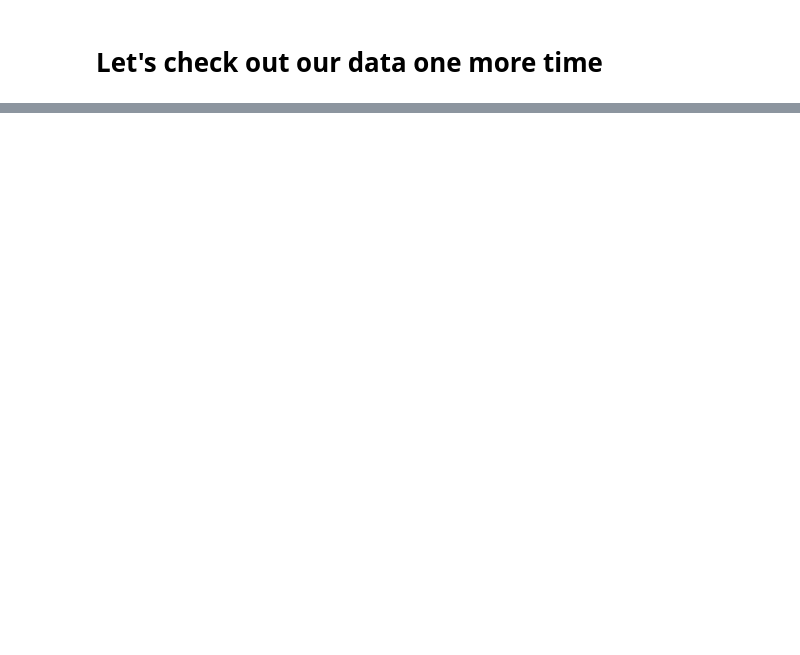
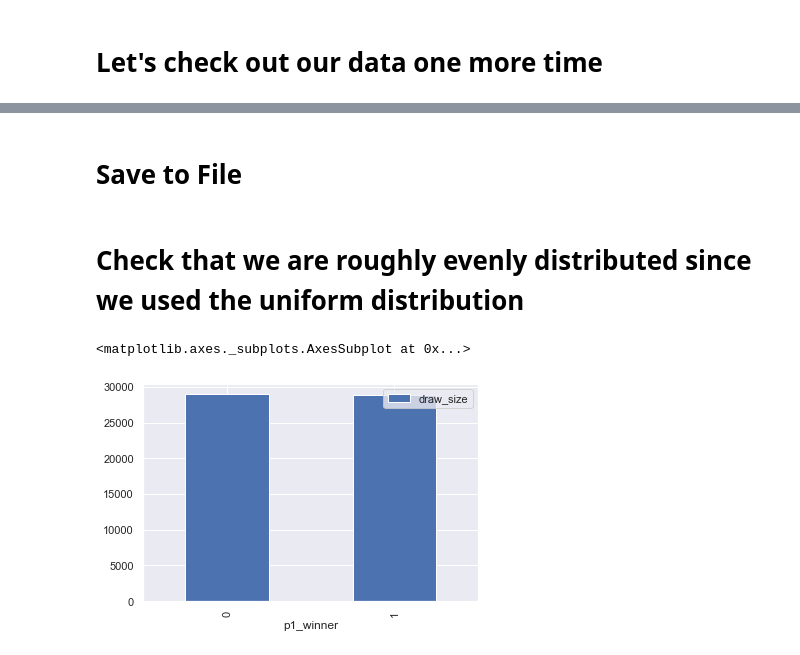
Before and after one commit to sv650s/atp-tennis-predictions, a Jupyter notebook: notebooks/3-atp_basic_feature_engineering.ipynb, the cells around one changed output, grey strips where cells are left out. Drawn from its saved outputs; the diff is of its cells as text; code cells hidden in the pictures; blank space fills up the shorter version.

```diff
--- a/notebooks/3-atp_basic_feature_engineering.ipynb
+++ b/notebooks/3-atp_basic_feature_engineering.ipynb
@@ -325,0 +454,24 @@ matches.sample(10).T
+# %%
+type_map = {
+    "tourney_id_label": np.int32,
+    "tourney_level_label": np.int32,
+    "tourney_year": np.int32,
+    "tourney_month": np.int32,
+    "surface_label": np.int32,
+    "draw_size": np.int32,
+    "round_label": np.int32,
+    "p1": np.int32,
+    "p1_rank": np.int32,
+    "p1_ioc": np.int32,
+    "p1_seed": np.int32,
+    "p1_hand": np.int32,
+    "p2": np.int32,
+    "p2_rank": np.int32,
+    "p2_ioc": np.int32,
+    "p2_seed": np.int32,
+    "p2_hand": np.int32,
+    "p1_winner": np.int32
+}
+
+features = features.astype(type_map)
+features.info()
@@ -327,0 +516,2 @@ pre[pre["round"] == 'r128'].sample(10).T
+# %% [markdown]
+# Save to File
@@ -327,0 +520,7 @@ pre[pre["round"] == 'r128'].sample(10).T
+# %% [markdown]
+# Check that we are roughly evenly distributed since we used the uniform distribution
+# %%
+features[['p1_winner','draw_size']].groupby("p1_winner").count().plot(kind='bar')
+# %% [output]
+<matplotlib.axes._subplots.AxesSubplot at 0x...>
+[figure, added]
```
Also changed, not shown: parts of 19 cells of this notebook.
